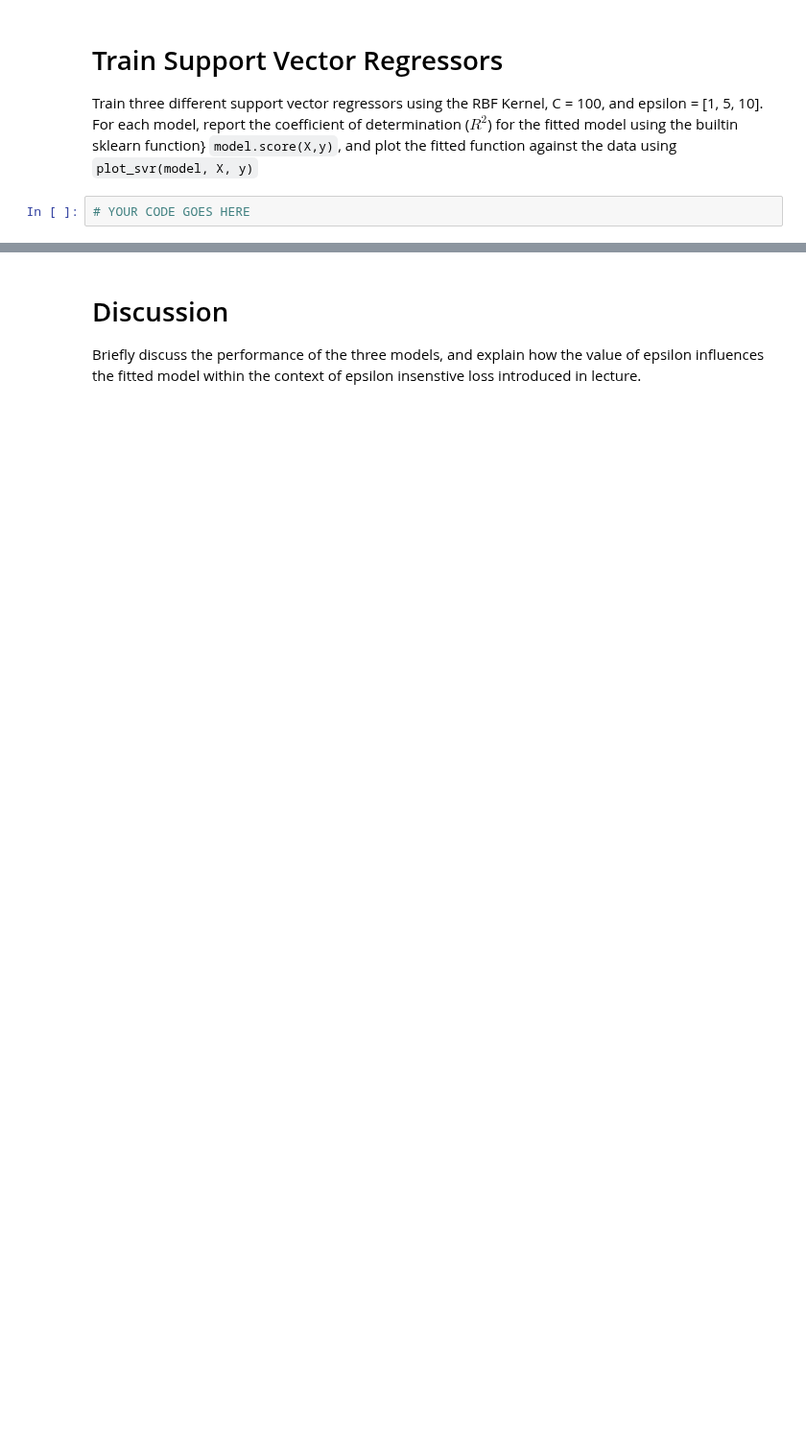
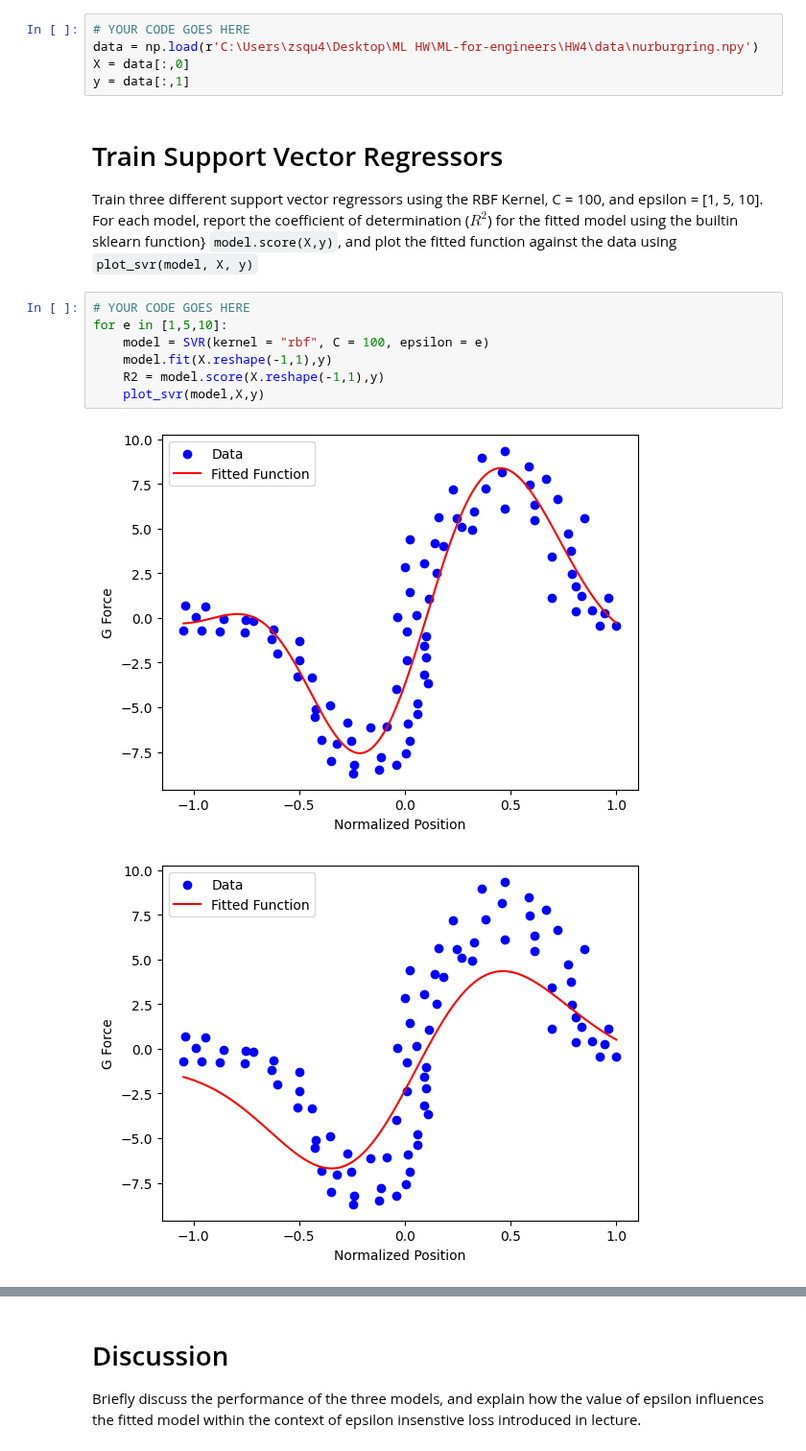
Before and after one commit to zsqu4re/ML-for-engineers, a Jupyter notebook: HW4/M4-HW3.ipynb, the cells around one changed output, grey strips where cells are left out. Shown at 96% size. Saved outputs shown, nothing was run; the diff lists cells and outputs as text; blank space fills up the shorter version.

```diff
--- a/HW4/M4-HW3.ipynb
+++ b/HW4/M4-HW3.ipynb
@@ -63,6 +61,19 @@ Note: use X.reshape(-1,1) to make the `X` array two dimensional as required by '
+# %%
+# YOUR CODE GOES HERE
+data = np.load(r'C:\Users\zsqu4\Desktop\ML HW\ML-for-engineers\HW4\data\nurburgring.npy')
+X = data[:,0]
+y = data[:,1]
 # %% [markdown]
 # Train Support Vector Regressors
 
 Train three different support vector regressors using the RBF Kernel, C = 100, and epsilon = [1, 5, 10]. For each model, report the coefficient of determination ($R^2$) for the fitted model using the builtin sklearn function} `model.score(X,y)`, and plot the fitted function against the data using `plot_svr(model, X, y)`
-# %%
-# YOUR CODE GOES HERE
+# %%
+# YOUR CODE GOES HERE
+for e in [1,5,10]:
+    model = SVR(kernel = "rbf", C = 100, epsilon = e)
+    model.fit(X.reshape(-1,1),y)
+    R2 = model.score(X.reshape(-1,1),y)
+    plot_svr(model,X,y)
+# %% [output]
+[figure, added]
+[figure, added]
```
Also changed, not shown: parts of 3 cells of this notebook, 2 other files.
